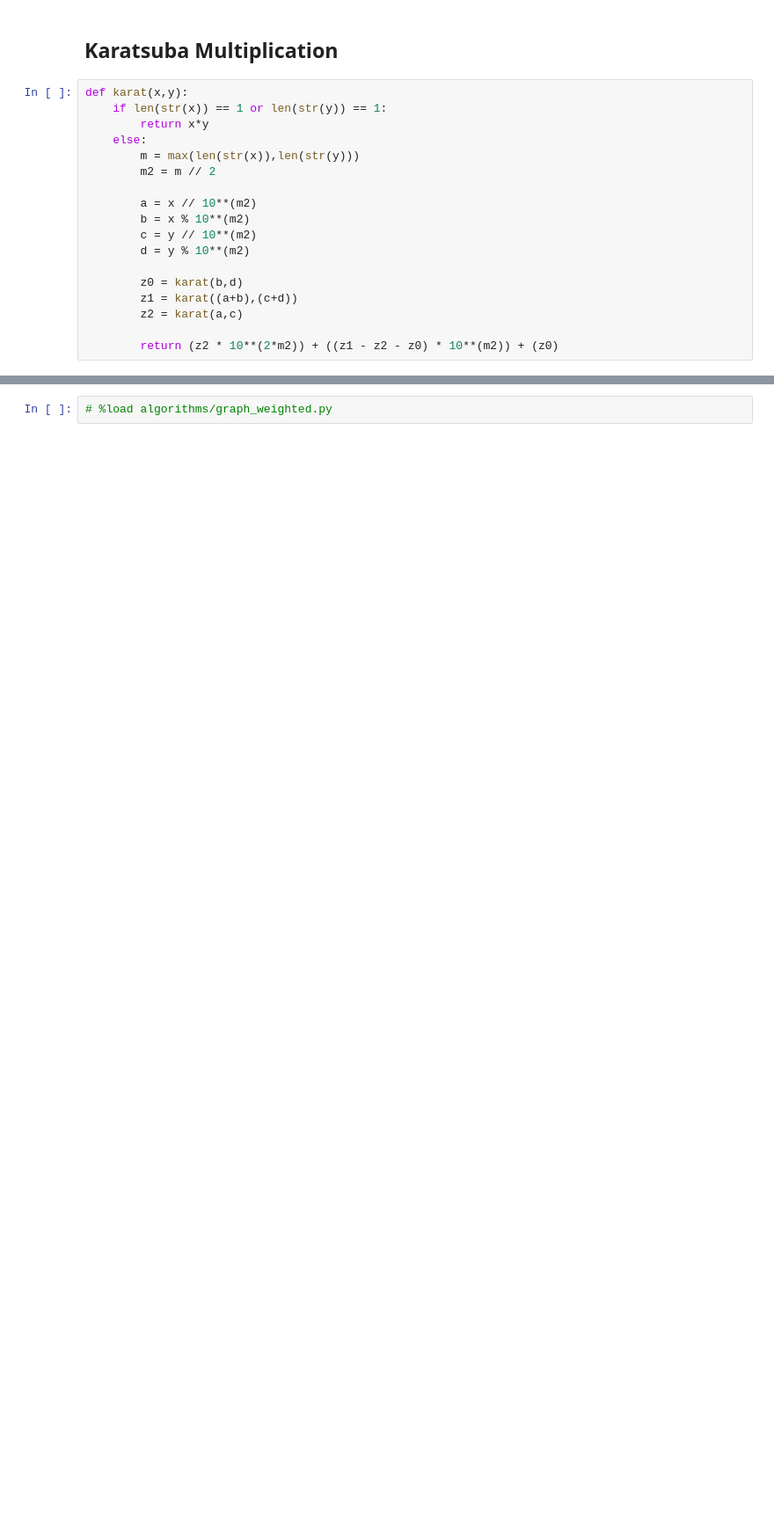
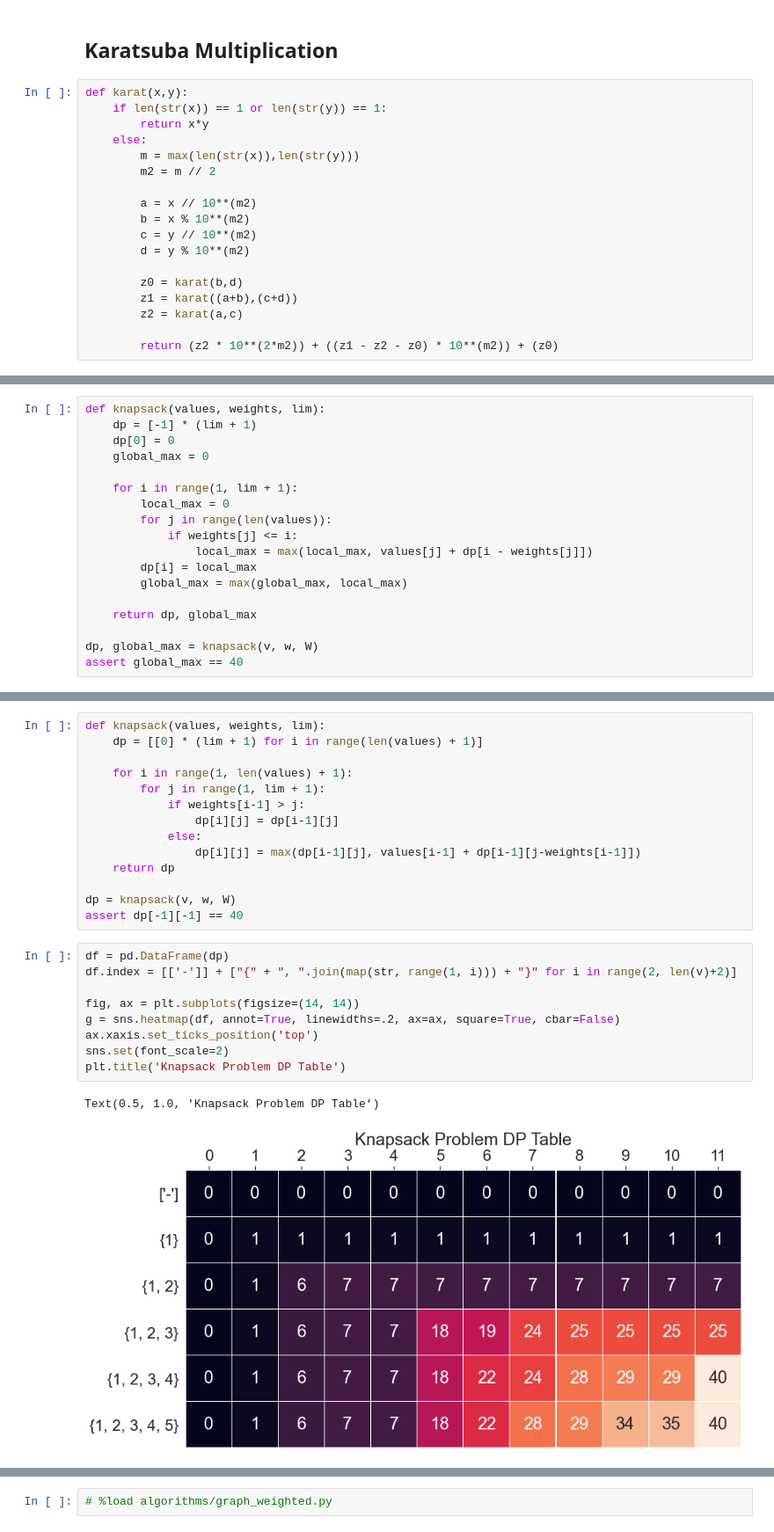
Before and after one commit to kaihirota/Problem-Solving, a Jupyter notebook: Algorithms.ipynb, the cells around one changed output, grey strips where cells are left out. Shown: that part at 88% size. Drawn from its saved outputs; the diff is of its cells as text; blank space fills up the shorter version.

```diff
--- a/Algorithms.ipynb
+++ b/Algorithms.ipynb
@@ -574,0 +826,18 @@ def karat(x,y):
+# %%
+def knapsack(values, weights, lim):
+    dp = [-1] * (lim + 1)
+    dp[0] = 0
+    global_max = 0
+
+    for i in range(1, lim + 1):
+        local_max = 0
+        for j in range(len(values)):
+            if weights[j] <= i:
+                local_max = max(local_max, values[j] + dp[i - weights[j]])
+        dp[i] = local_max
+        global_max = max(global_max, local_max)
+
+    return dp, global_max
+
+dp, global_max = knapsack(v, w, W)
+assert global_max == 40
@@ -574,0 +854,26 @@ def karat(x,y):
+# %%
+def knapsack(values, weights, lim):
+    dp = [[0] * (lim + 1) for i in range(len(values) + 1)]
+
+    for i in range(1, len(values) + 1):
+        for j in range(1, lim + 1):
+            if weights[i-1] > j:
+                dp[i][j] = dp[i-1][j]
+            else:
+                dp[i][j] = max(dp[i-1][j], values[i-1] + dp[i-1][j-weights[i-1]])
+    return dp
+
+dp = knapsack(v, w, W)
+assert dp[-1][-1] == 40
+# %%
+df = pd.DataFrame(dp)
+df.index = [['-']] + ["{" + ", ".join(map(str, range(1, i))) + "}" for i in range(2, len(v)+2)]
+
+fig, ax = plt.subplots(figsize=(14, 14))
+g = sns.heatmap(df, annot=True, linewidths=.2, ax=ax, square=True, cbar=False)
+ax.xaxis.set_ticks_position('top')
+sns.set(font_scale=2)
+plt.title('Knapsack Problem DP Table')
+# %% [output]
+Text(0.5, 1.0, 'Knapsack Problem DP Table')
+[figure, added]
```
Also changed, not shown: parts of 54 cells of this notebook, 5 other files.
